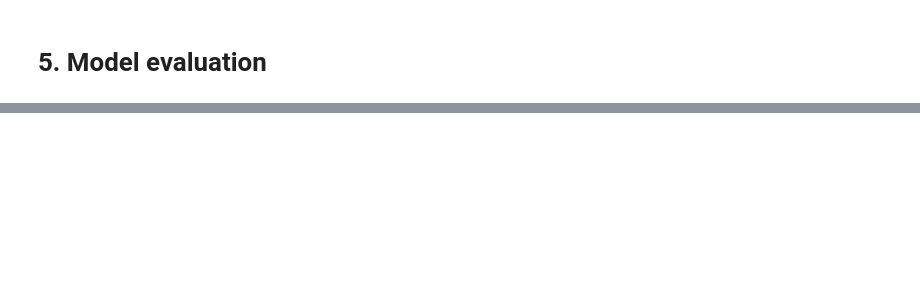
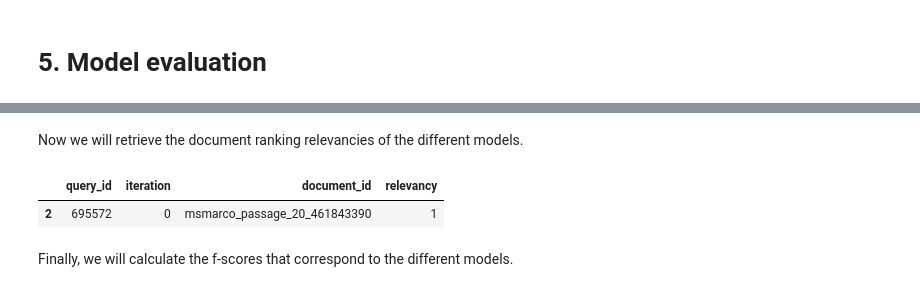
Before and after one commit to max1e/ir-project, a Jupyter notebook: sesame_street.ipynb, the cells around one changed output, grey strips where cells are left out. Cells and saved outputs as stored; diff of their text form; code cells hidden in the pictures; blank space fills up the shorter version.

Commit message:
relevancy checkups

```diff
--- a/sesame_street.ipynb
+++ b/sesame_street.ipynb
@@ -258,14 +276,15 @@ for idx, results in enumerate(top_100):
 
     # Calculate scores
     cosine_similarities = cos(query_embedding, doc_embeddings).tolist()
+    ranks = score_to_rank(cosine_similarities)
 
     # Gather results
-    run = ['word2vec']*len(results['docs'])
-    query_id = [results['qid']]*len(results['docs'])
-    document_ids = results['doc_ids']
-    ranks = score_to_rank(cosine_similarities)
-
-    query_result = np.array([query_id, document_ids, ranks, cosine_similarities, run]).T
+    query_result = np.array([
+        [results['qid']]*len(results['docs']),
+        results['doc_ids'],
+        ranks,
+        cosine_similarities,
+        ['word2vec']*len(results['docs'])]).T
     results_w2v.extend(query_result)
 
 results_w2v = pd.DataFrame(results_w2v, columns=['query_id', 'document_id', 'rank', 'score', 'run'])
@@ -322,14 +341,15 @@ for idx, results in enumerate(top_100):
 
     # Calculate scores
     cosine_similarities = cos(query_embedding, doc_embeddings).tolist()
+    ranks = score_to_rank(cosine_similarities)
 
     # Gather results
-    run = ['word2vec']*len(results['docs'])
-    query_id = [results['qid']]*len(results['docs'])
-    document_ids = results['doc_ids']
-    ranks = score_to_rank(cosine_similarities)
-
-    query_result = np.array([query_id, document_ids, ranks, cosine_similarities, run]).T
+    query_result = np.array([
+        [results['qid']]*len(results['docs']),
+        results['doc_ids'],
+        ranks,
+        cosine_similarities,
+        ['elmo']*len(results['docs'])]).T
     results_elmo.extend(query_result)
 
 results_elmo = pd.DataFrame(results_elmo, columns=['query_id', 'document_id', 'rank', 'score', 'run'])
@@ -367,14 +387,15 @@ for idx, results in enumerate(top_100):
 
     # Calculate scores
     cosine_similarities = cos(query_embedding, doc_embeddings).tolist()
+    ranks = score_to_rank(cosine_similarities)
 
     # Gather results
-    run = ['word2vec']*len(results['docs'])
-    query_id = [results['qid']]*len(results['docs'])
-    document_ids = results['doc_ids']
-    ranks = score_to_rank(cosine_similarities)
-
-    query_result = np.array([query_id, document_ids, ranks, cosine_similarities, run]).T
+    query_result = np.array([
+        [results['qid']]*len(results['docs']),
+        results['doc_ids'],
+        ranks,
+        cosine_similarities,
+        ['bert']*len(results['docs'])]).T
     results_bert.extend(query_result)
 
 results_bert = pd.DataFrame(results_bert, columns=['query_id', 'document_id', 'rank', 'score', 'run'])
@@ -400,0 +428,2 @@ calculate previously handled metrics
+# %% [markdown]
+Now we will retrieve the document ranking relevancies of the different models.
@@ -400,0 +458,8 @@ calculate previously handled metrics
+# %%
+for query_id in quei
+query_id, document_id = qrels[qrels['query_id']==695572]
+# %% [output]
+|  | query_id | iteration | document_id | relevancy |
+| 2 | 695572 | 0 | msmarco_passage_20_461843390 | 1 |
+# %% [markdown]
+Finally, we will calculate the f-scores that correspond to the different models.
```
Also changed, not shown: parts of 12 cells of this notebook, 2 other files.
